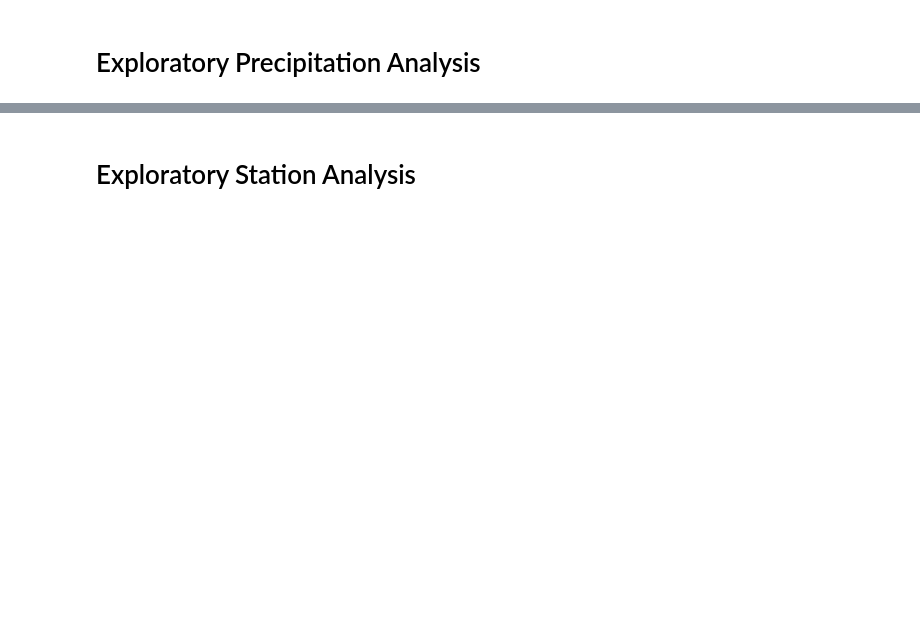
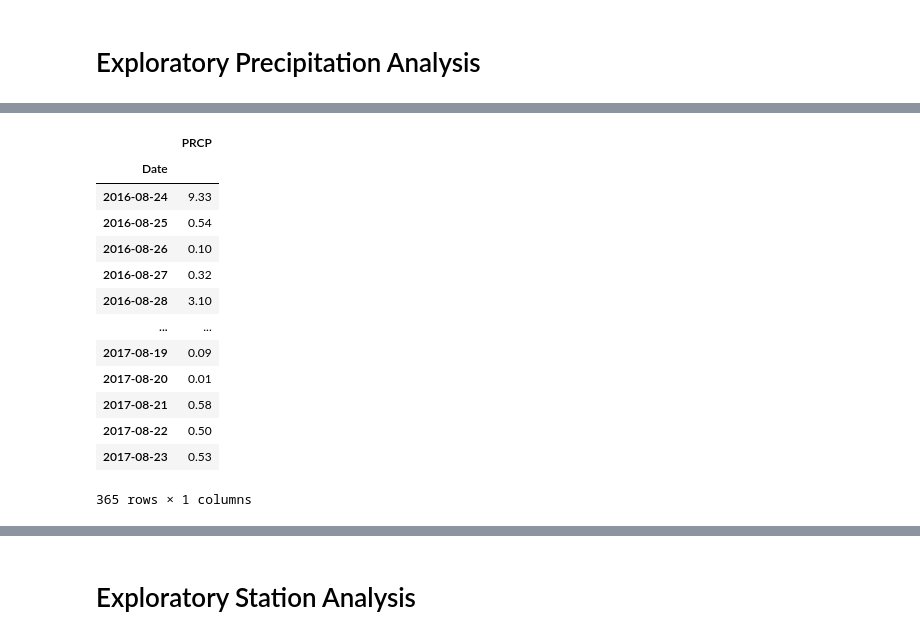
Before and after one commit to dmtiblin/UR-SQLAlchemy-Challenge, a Jupyter notebook: climate_analysis.ipynb, the cells around one changed output, grey strips where cells are left out. Cells and saved outputs as stored; diff of their text form; code cells hidden in the pictures; blank space fills up the shorter version.

```diff
--- a/climate_analysis.ipynb
+++ b/climate_analysis.ipynb
@@ -42,17 +112,38 @@ session = Session(engine)
 # %%
 # Design a query to retrieve the last 12 months of precipitation data and plot the results.
-# Starting from the most recent data point in the database.
 
-# Calculate the date one year from the last date in data set.
+# Starting from the most recent data point in the database, Calculate the date one year from the last date in data set.
 
+date_filter = (func.strftime('%Y-%m-%d', Measurement.date) < dt.datetime(2017,8,23)) & (func.strftime('%Y-%m-%d', Measurement.date) > dt.datetime(2016,8,23))
 
-# Perform a query to retrieve the data and precipitation scores
+# Perform a query to retrieve the date and precipitation scores
 
+results = session.query(func.strftime('%Y-%m-%d',Measurement.date), Measurement.prcp).filter(date_filter)
 
 # Save the query results as a Pandas DataFrame and set the index to the date column
+results_rows = [{"Date": result[0], "PRCP": result[1]} for result in results]
 
+df = pd.DataFrame(results_rows)
+df = df.groupby(df['Date']).sum()
 
 # Sort the dataframe by date
 
-
-# Use Pandas Plotting with Matplotlib to plot the data
+df = df.sort_values('Date')
+df.dropna(inplace=True)
+df
+df
+# %% [output]
+|  | PRCP |
+| Date |  |
+| 2016-08-24 | 9.33 |
+| 2016-08-25 | 0.54 |
+| 2016-08-26 | 0.10 |
+| 2016-08-27 | 0.32 |
+| 2016-08-28 | 3.10 |
+| ... | ... |
+| 2017-08-19 | 0.09 |
+| 2017-08-20 | 0.01 |
+| 2017-08-21 | 0.58 |
+| 2017-08-22 | 0.50 |
+| 2017-08-23 | 0.53 |
+365 rows × 1 columns
```
Also changed, not shown: parts of 17 cells of this notebook, 1 other file.
